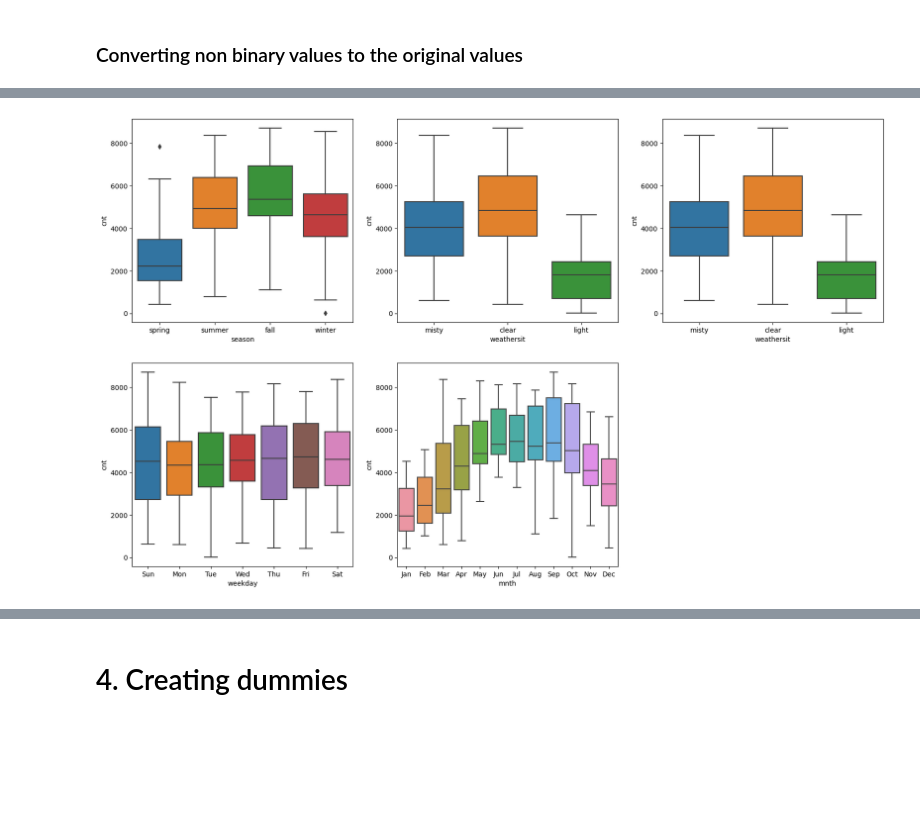
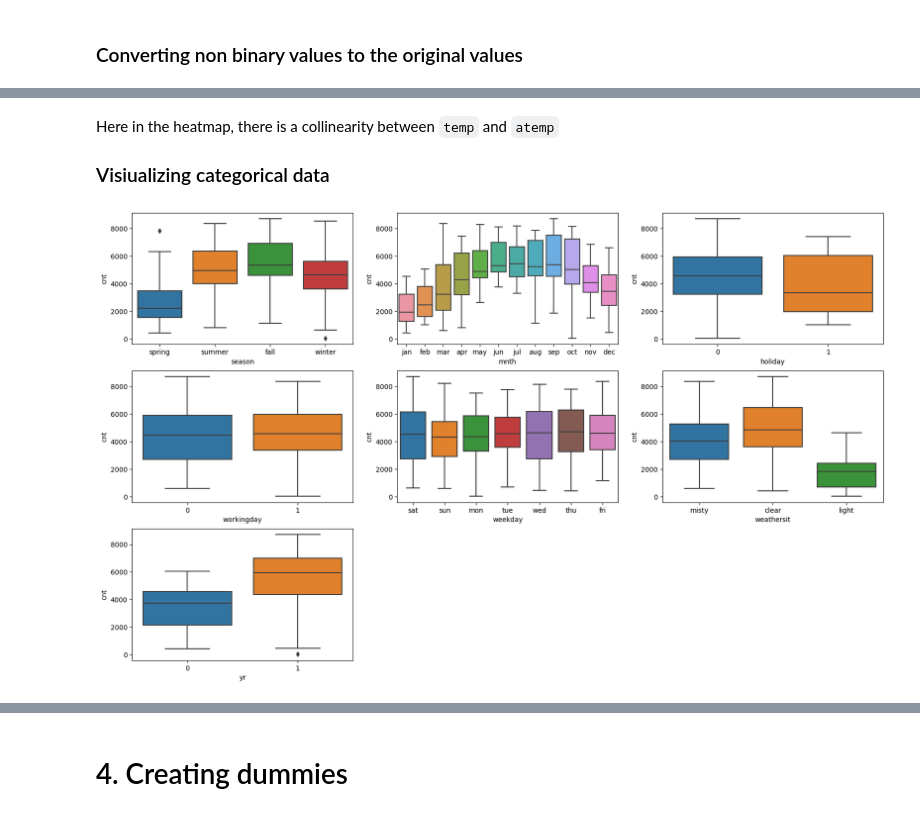
Before and after one commit to philipfranklin/BikeSharingAssignment, a Jupyter notebook: bikesSharing.ipynb, the cells around one changed output, grey strips where cells are left out. Drawn from its saved outputs; the diff is of its cells as text; code cells hidden in the pictures; blank space fills up the shorter version.

```diff
--- a/bikesSharing.ipynb
+++ b/bikesSharing.ipynb
@@ -57,15 +62,3 @@ Dropping the columns that are irrelevant for our analysis.
 df = df.drop(['instant', 'dteday', 'casual', 'registered'], axis=1)
 # %% [markdown]
 ### Converting non binary values to the original values
-# %%
-# Changing the non binary values for 'season' columns
-df['season'] = df['season'].map({1:'spring', 2:'summer', 3:'fall', 4:'winter'})
-
-# Changing the non binary values for 'mnth' columns
-df['mnth'] = df['mnth'].map({1: 'Jan', 2: 'Feb', 3: 'Mar', 4: 'Apr', 5: 'May', 6: 'Jun', 7: 'Jul', 8: 'Aug', 9: 'Sep', 10: 'Oct', 11: 'Nov', 12: 'Dec'})
-
-# Changing the non binary values for 'weekday' columns
-df['weekday'] = df['weekday'].map({0: 'Mon', 1: 'Tue', 2: 'Wed', 3: 'Thu', 4: 'Fri', 5: 'Sat', 6: 'Sun'})
-
-# Changing the non binary values for 'weathersit' columns
-df['weathersit'] = df['weathersit'].map({1:'clear', 2:'misty', 3:'light', 4:'heavy'})
@@ -77,0 +68,6 @@ df.head(2)
+# %%
+# Changing the non binary values for 'mnth' columns
+df['mnth'] = df['mnth'].map({1: 'jan', 2: 'feb', 3: 'mar', 4: 'apr', 5: 'may', 6: 'jun', 7: 'jul', 8: 'aug', 9: 'sep', 10: 'oct', 11: 'nov', 12: 'dec'})
+# %%
+# Changing the non binary values for 'weekday' columns
+df['weekday'] = df['weekday'].map({1: 'mon', 2: 'tue', 3: 'wed', 4: 'thu', 5: 'fri', 6: 'sat', 0: 'sun'})
@@ -90,26 +121,38 @@ Here the column temp, atemp describe some sort of linear relation with the cnt
+# %% [markdown]
+Here in the heatmap, there is a collinearity between `temp` and `atemp`
+
+### Visiualizing categorical data
 # %%
 plt.figure(figsize=(20, 12))
 
 
-plt.subplot(2, 3, 1)
+plt.subplot(3, 3, 1)
 sns.boxplot(x='season', y='cnt', data=df)
 
 
-plt.subplot(2, 3, 2)
+plt.subplot(3, 3, 2)
+sns.boxplot(x='mnth', y='cnt', data=df)
+
+
+plt.subplot(3, 3, 3)
+sns.boxplot(x='holiday', y='cnt', data=df)
+
+
+plt.subplot(3, 3, 4)
+sns.boxplot(x='workingday', y='cnt', data=df)
+
+
+plt.subplot(3, 3, 5)
+sns.boxplot(x='weekday', y='cnt', data=df)
+
+
+plt.subplot(3, 3, 6)
 sns.boxplot(x='weathersit', y='cnt', data=df)
 
 
-plt.subplot(2, 3, 3)
-sns.boxplot(x='weathersit', y='cnt', data=df)
-
-
-plt.subplot(2, 3, 4)
-sns.boxplot(x='weekday', y='cnt', data=df)
-
-
-plt.subplot(2, 3, 5)
-sns.boxplot(x='mnth', y='cnt', data=df)
+plt.subplot(3, 3, 7)
+sns.boxplot(x='yr', y='cnt', data=df)
 
 plt.show()
 # %% [output]
-[figure, old version]
+[figure, new version]
```
Also changed, not shown: parts of 101 cells of this notebook.
